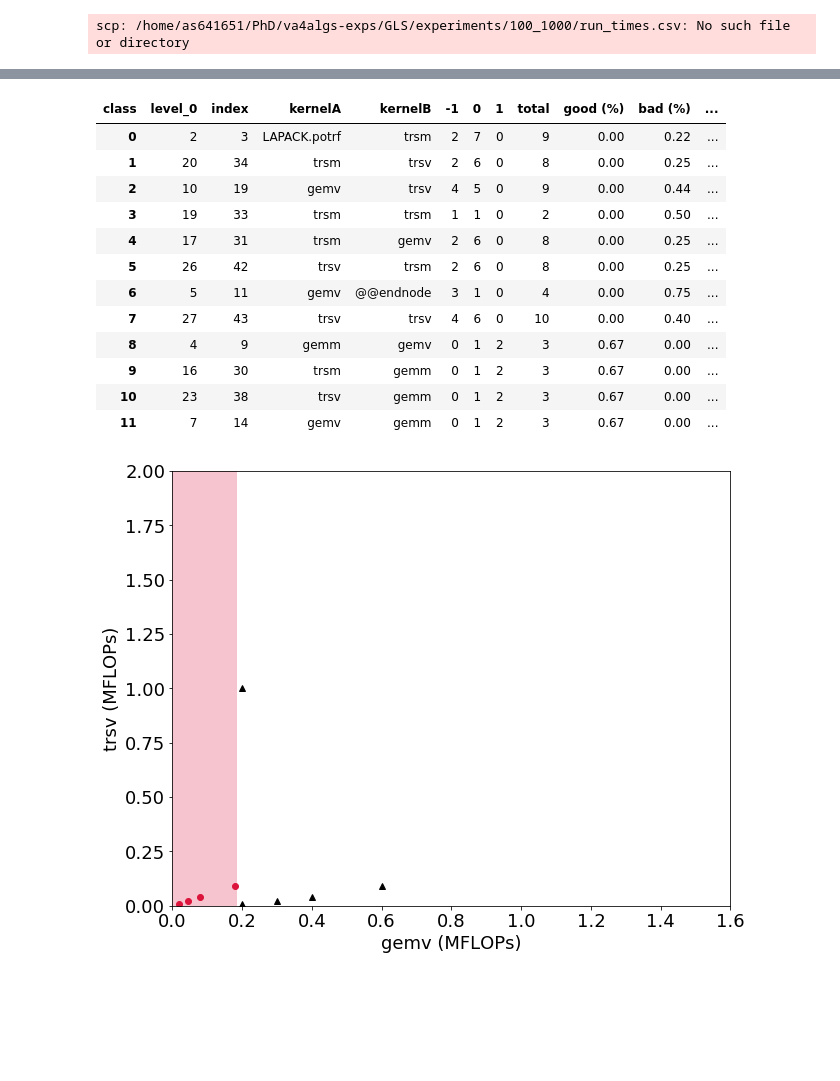
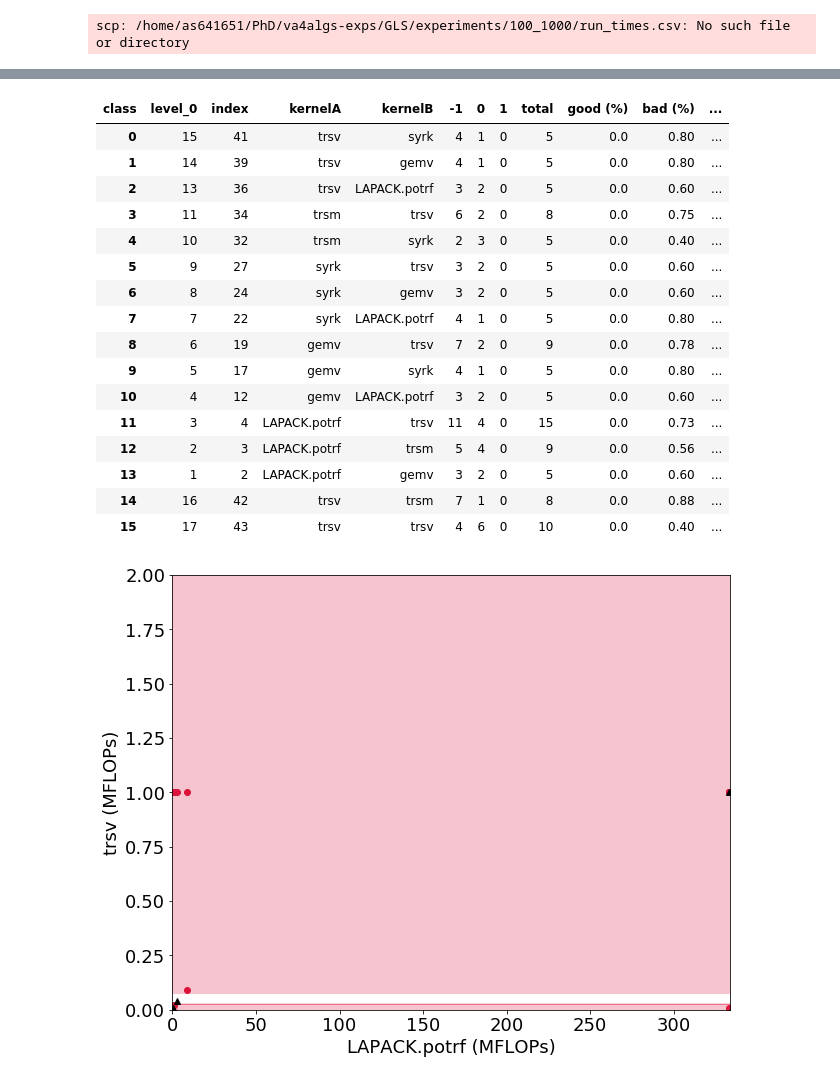
Before and after one commit to as641651/va4algs, a Jupyter notebook: examples/test_data_analyzer.ipynb, the cells around one changed output, grey strips where cells are left out. Cells and saved outputs as stored; diff of their text form; code cells hidden in the pictures; blank space fills up the shorter version.

```diff
--- a/examples/test_data_analyzer.ipynb
+++ b/examples/test_data_analyzer.ipynb
@@ -30,9 +32,9 @@ scp as641651@login18-1.hpc.itc.rwth-aachen.de:~/PhD/va4algs-exps/GLS/experiments
 Command '['scp', 'as641651@login18-1.hpc.itc.rwth-aachen.de:~/PhD/va4algs-exps/GLS/experiments/100_1000/run_times.csv', 'linnea/GLS/cluster-data/100_1000']' returned non-zero exit status 1.
 scp: /home/as641651/PhD/va4algs-exps/GLS/experiments/100_1000/run_times.csv: No such file or directory
 # %%
-de.q_min = 25
-de.q_max = 75
-# de.q_min = 0
-# de.q_max = 0
+# de.q_min = 25
+# de.q_max = 75
+de.q_min = 50
+de.q_max = 50
 de.bRankReliable = False
 de.prepare_data_for_analysis(clear=False)
@@ -88,26 +106,34 @@ dy = da.filter_relations_not_in_rules()
 dy
 # %% [output]
 | class | level_0 | index | kernelA | kernelB | -1 | 0 | 1 | total | good (%) | bad (%) | ... |
-| 0 | 2 | 3 | LAPACK.potrf | trsm | 2 | 7 | 0 | 9 | 0.00 | 0.22 | ... |
-| 1 | 20 | 34 | trsm | trsv | 2 | 6 | 0 | 8 | 0.00 | 0.25 | ... |
-| 2 | 10 | 19 | gemv | trsv | 4 | 5 | 0 | 9 | 0.00 | 0.44 | ... |
-| 3 | 19 | 33 | trsm | trsm | 1 | 1 | 0 | 2 | 0.00 | 0.50 | ... |
-| 4 | 17 | 31 | trsm | gemv | 2 | 6 | 0 | 8 | 0.00 | 0.25 | ... |
-| 5 | 26 | 42 | trsv | trsm | 2 | 6 | 0 | 8 | 0.00 | 0.25 | ... |
-| 6 | 5 | 11 | gemv | @@endnode | 3 | 1 | 0 | 4 | 0.00 | 0.75 | ... |
-| 7 | 27 | 43 | trsv | trsv | 4 | 6 | 0 | 10 | 0.00 | 0.40 | ... |
-| 8 | 4 | 9 | gemm | gemv | 0 | 1 | 2 | 3 | 0.67 | 0.00 | ... |
-| 9 | 16 | 30 | trsm | gemm | 0 | 1 | 2 | 3 | 0.67 | 0.00 | ... |
-| 10 | 23 | 38 | trsv | gemm | 0 | 1 | 2 | 3 | 0.67 | 0.00 | ... |
-| 11 | 7 | 14 | gemv | gemm | 0 | 1 | 2 | 3 | 0.67 | 0.00 | ... |
+| 0 | 15 | 41 | trsv | syrk | 4 | 1 | 0 | 5 | 0.0 | 0.80 | ... |
+| 1 | 14 | 39 | trsv | gemv | 4 | 1 | 0 | 5 | 0.0 | 0.80 | ... |
+| 2 | 13 | 36 | trsv | LAPACK.potrf | 3 | 2 | 0 | 5 | 0.0 | 0.60 | ... |
+| 3 | 11 | 34 | trsm | trsv | 6 | 2 | 0 | 8 | 0.0 | 0.75 | ... |
+| 4 | 10 | 32 | trsm | syrk | 2 | 3 | 0 | 5 | 0.0 | 0.40 | ... |
+| 5 | 9 | 27 | syrk | trsv | 3 | 2 | 0 | 5 | 0.0 | 0.60 | ... |
+| 6 | 8 | 24 | syrk | gemv | 3 | 2 | 0 | 5 | 0.0 | 0.60 | ... |
+| 7 | 7 | 22 | syrk | LAPACK.potrf | 4 | 1 | 0 | 5 | 0.0 | 0.80 | ... |
+| 8 | 6 | 19 | gemv | trsv | 7 | 2 | 0 | 9 | 0.0 | 0.78 | ... |
+| 9 | 5 | 17 | gemv | syrk | 4 | 1 | 0 | 5 | 0.0 | 0.80 | ... |
+| 10 | 4 | 12 | gemv | LAPACK.potrf | 3 | 2 | 0 | 5 | 0.0 | 0.60 | ... |
+| 11 | 3 | 4 | LAPACK.potrf | trsv | 11 | 4 | 0 | 15 | 0.0 | 0.73 | ... |
+| 12 | 2 | 3 | LAPACK.potrf | trsm | 5 | 4 | 0 | 9 | 0.0 | 0.56 | ... |
+| 13 | 1 | 2 | LAPACK.potrf | gemv | 3 | 2 | 0 | 5 | 0.0 | 0.60 | ... |
+| 14 | 16 | 42 | trsv | trsm | 7 | 1 | 0 | 8 | 0.0 | 0.88 | ... |
+| 15 | 17 | 43 | trsv | trsv | 4 | 6 | 0 | 10 | 0.0 | 0.40 | ... |
 # %%
 da.train_dtree_classifiers(dy['kernelA'].to_list(),dy['kernelB'].to_list())
 # %%
-kernelA = 'gemv'
+kernelA = 'LAPACK.potrf'
 kernelB = 'trsv'
+# kernelA = 'gemv'
+# kernelB = 'trsv'
+# kernelA = 'trsm'
+# kernelB = 'gemv'
 fig = da.get_regions_plot(kernelA, kernelB)
 # %% [output]
-[figure, old version]
+[figure, new version]
 # %%
 da.discover_impurities()
 # %% [output]
```
Also changed, not shown: parts of 10 cells of this notebook, 17 other files.
